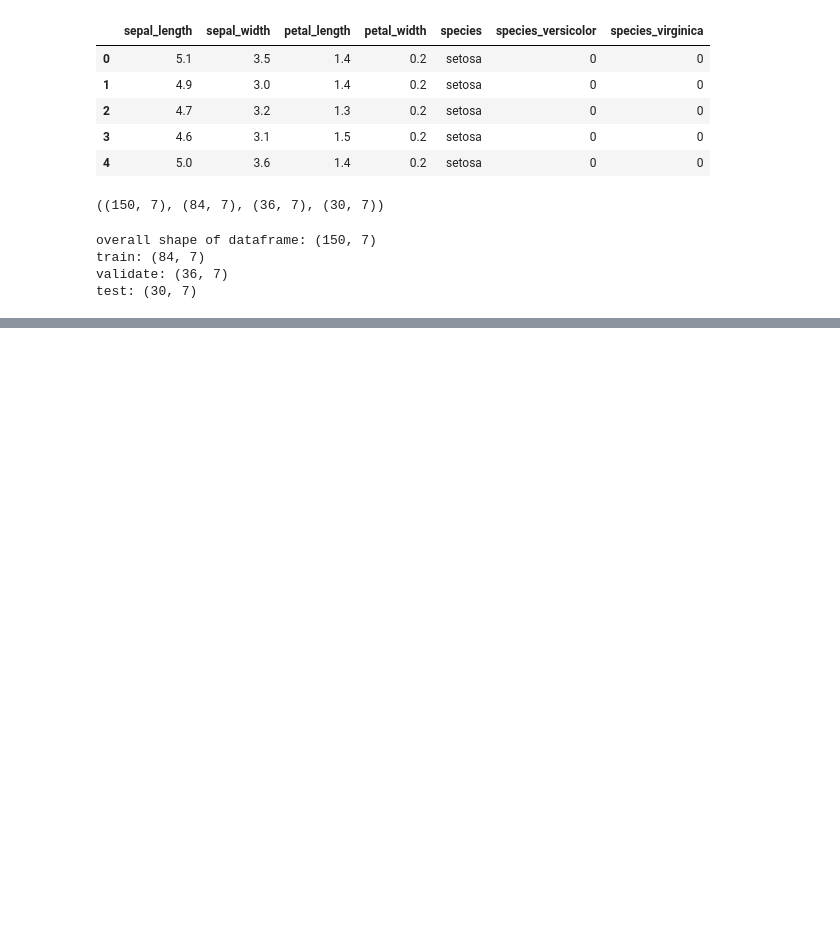
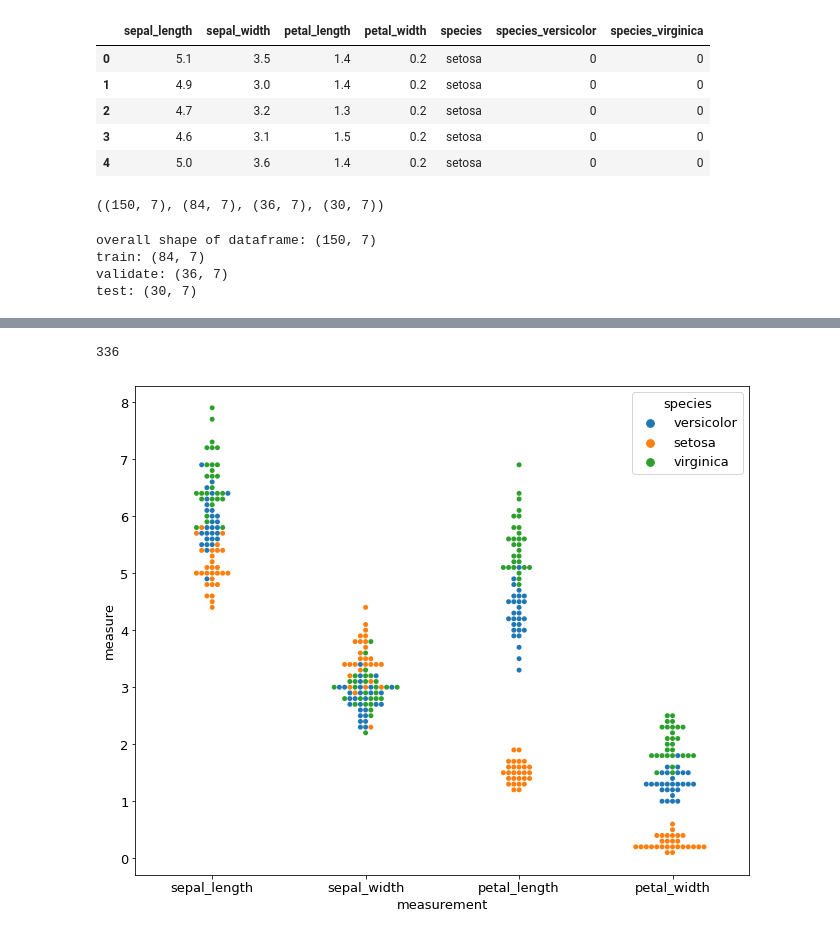
Before and after one commit to aliciag92/classification-exercises, a Jupyter notebook: classification_exercises.ipynb, the cells around one changed output, grey strips where cells are left out. Saved outputs shown, nothing was run; the diff lists cells and outputs as text; code cells hidden in the pictures; blank space fills up the shorter version.

```diff
--- a/classification_exercises.ipynb
+++ b/classification_exercises.ipynb
@@ -859,3 +869,7 @@ test: (30, 7)
 #The x-axis should be the variable name, the y-axis the measure.
 #Add another dimension using color to represent species.
 #Document takeaways from this visualization.
+
+#stp 1: drop dummy vars to set up for next problem
+train = train.drop(columns=['species_versicolor', 'species_virginica'])
+train.head()
@@ -861,0 +896,4 @@ test: (30, 7)
+# %%
+#FYI, don't need to specify var_name or value_name to keep it simple
+train_melt = train.melt(id_vars='species')
+train_melt.head()
@@ -861,0 +907,20 @@ test: (30, 7)
+# %%
+#also FYI
+#look at what's happening w/ melt
+#check if you're getting you're expectation
+#check train.shape(rows) * how many variables(4: sepal_length, sepal_width, petal_length, petal_width)
+train_melt.shape
+84*4
+# %% [output]
+336
+# %%
+#stp 3: The x-axis should be the variable name, the y-axis the measure.
+#Add another dimension using color to represent species.
+
+sns.swarmplot(data=train_melt,
+              x='measurement',
+              y='measure',
+              hue='species')
+plt.show()
+# %% [output]
+[figure, added]
```
Also changed, not shown: parts of 45 cells of this notebook.
